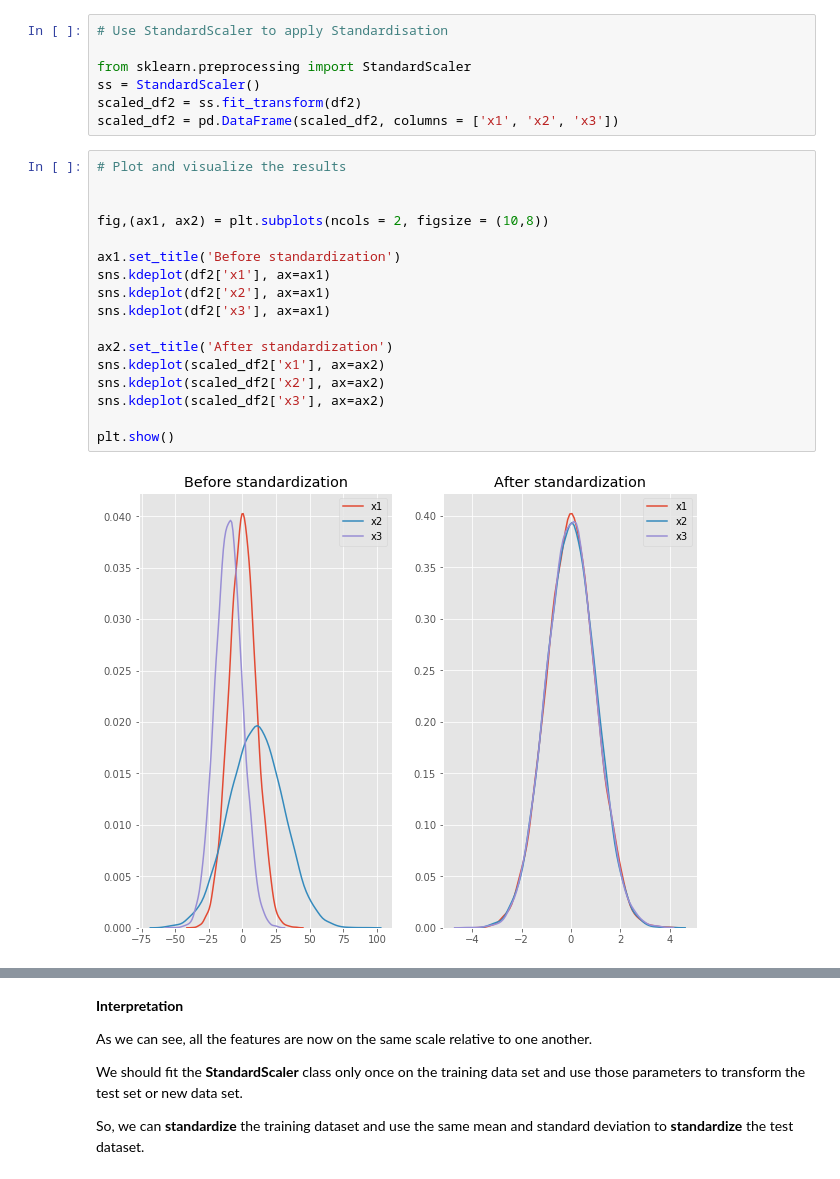
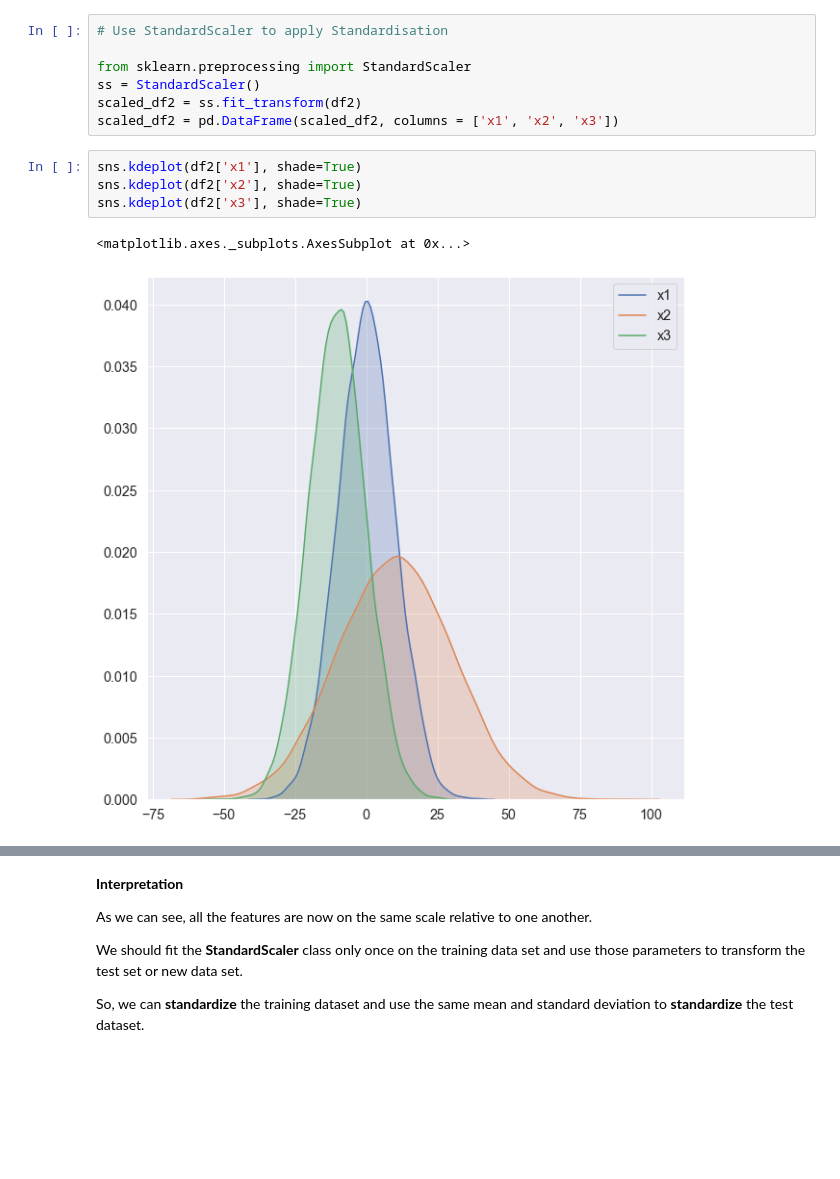
Before and after one commit to Jekso/Singularity-Data-Science, a Jupyter notebook: 09-Data preprocessing/code/2. Feature Transformation/7-Feature Scaling.ipynb, the cells around one changed output, grey strips where cells are left out. Cells and saved outputs as stored; diff of their text form; blank space fills up the shorter version.

```diff
--- a/09-Data preprocessing/code/2. Feature Transformation/7-Feature Scaling.ipynb
+++ b/09-Data preprocessing/code/2. Feature Transformation/7-Feature Scaling.ipynb
@@ -174,22 +220,10 @@ from sklearn.preprocessing import StandardScaler
 ss = StandardScaler()
 scaled_df2 = ss.fit_transform(df2)
 scaled_df2 = pd.DataFrame(scaled_df2, columns = ['x1', 'x2', 'x3'])
-# %%
-# Plot and visualize the results
-
-
-fig,(ax1, ax2) = plt.subplots(ncols = 2, figsize = (10,8))
-
-ax1.set_title('Before standardization')
-sns.kdeplot(df2['x1'], ax=ax1)
-sns.kdeplot(df2['x2'], ax=ax1)
-sns.kdeplot(df2['x3'], ax=ax1)
-
-ax2.set_title('After standardization')
-sns.kdeplot(scaled_df2['x1'], ax=ax2)
-sns.kdeplot(scaled_df2['x2'], ax=ax2)
-sns.kdeplot(scaled_df2['x3'], ax=ax2)
-
-plt.show()
-# %% [output]
-[figure, removed]
+# %%
+sns.kdeplot(df2['x1'], shade=True)
+sns.kdeplot(df2['x2'], shade=True)
+sns.kdeplot(df2['x3'], shade=True)
+# %% [output]
+<matplotlib.axes._subplots.AxesSubplot at 0x...>
+[figure, added]
```
Also changed, not shown: parts of 25 cells of this notebook, 6 other files.
